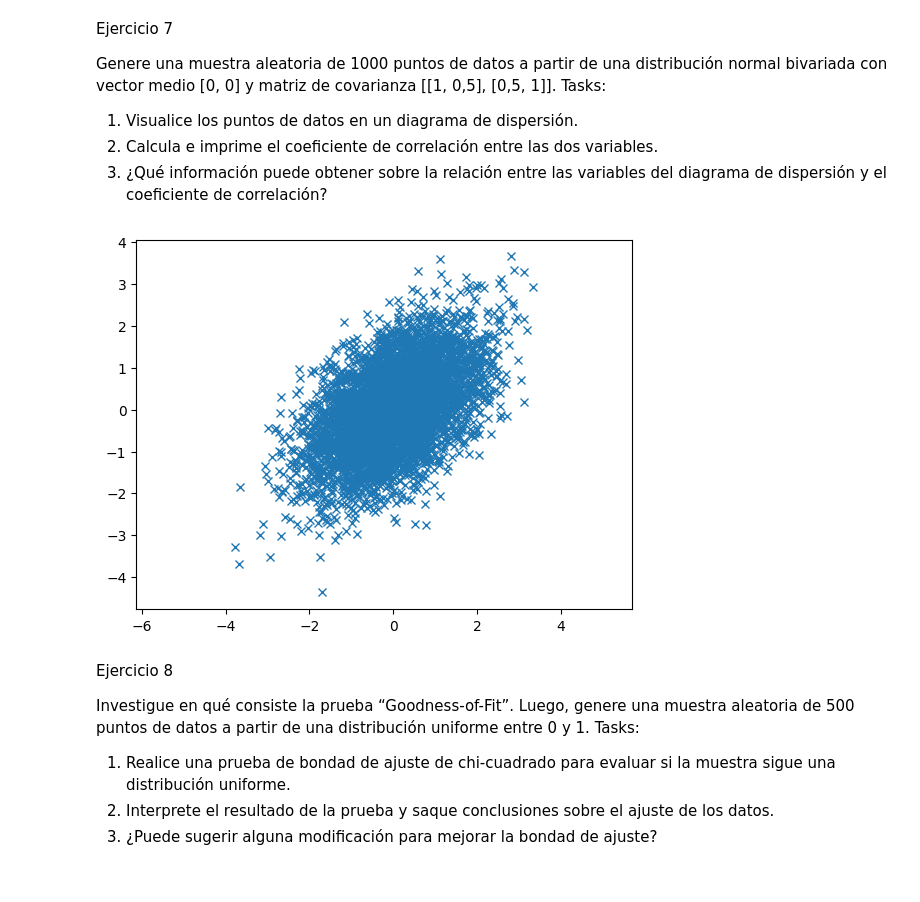
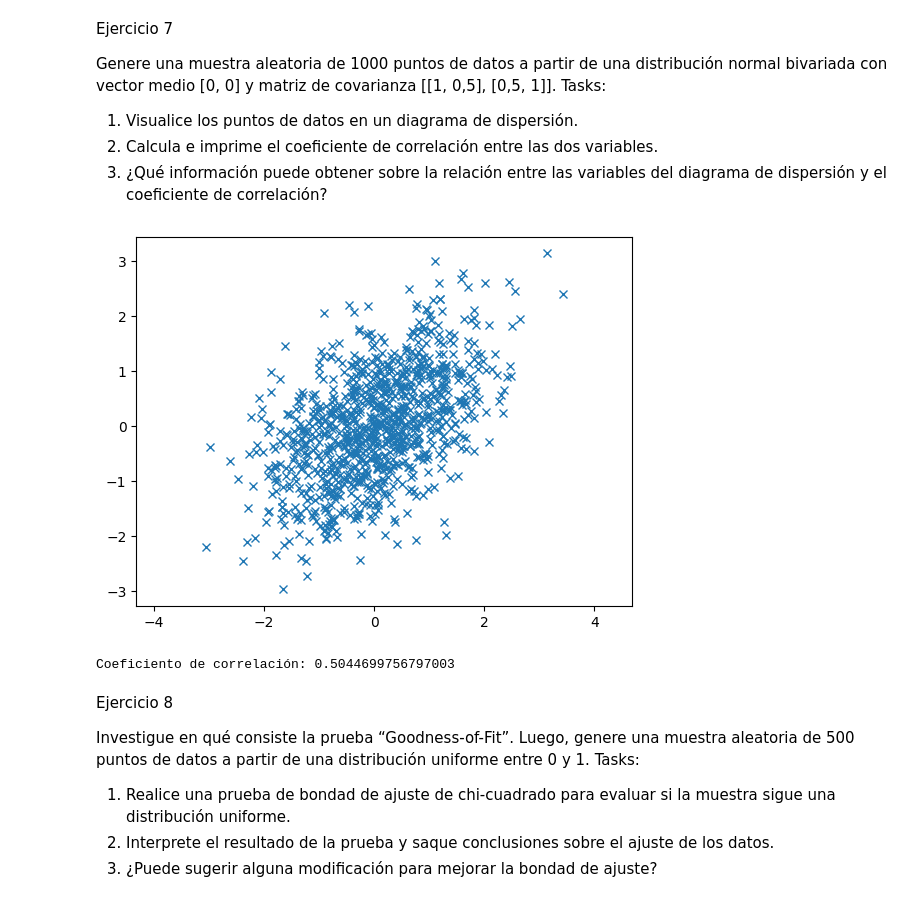
Before and after one commit to 20Candy/Lab1_Simulacion, a Jupyter notebook: main.ipynb, the cells around one changed output. Saved outputs shown, nothing was run; the diff lists cells and outputs as text; code cells hidden in the pictures.

```diff
--- a/main.ipynb
+++ b/main.ipynb
@@ -229,12 +241,16 @@ coeficiente de correlación?
 # %%
 mean = [0, 0]
 cov = [[1,0.5], [0.5,1]]
-x, y = np.random.multivariate_normal(mean, cov, 5000).T
+pts = np.random.multivariate_normal(mean, cov, 1000)
+x, y = pts.T
 plt.plot(x, y, 'x')
 plt.axis('equal')
 plt.show()
+
+print("Coeficiento de correlación: " + str(np.corrcoef(pts.T)[0, 1]))
 # %% [output]
-[figure, old version]
+[figure, new version]
+Coeficiento de correlación: 0.5044699756797003
 # %% [markdown]
 Ejercicio 8
 
```
Also changed, not shown: parts of 4 cells of this notebook.
